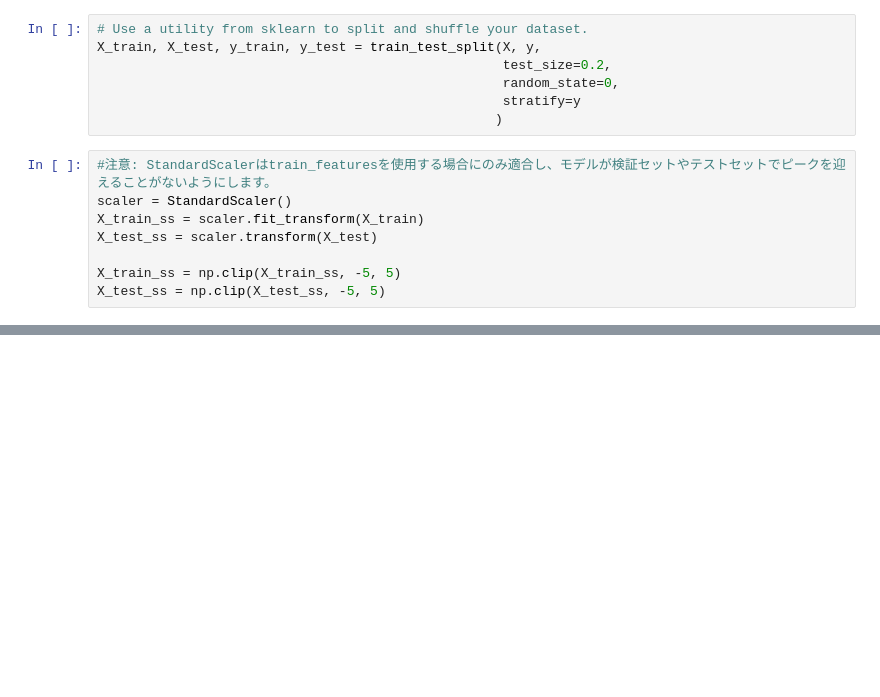
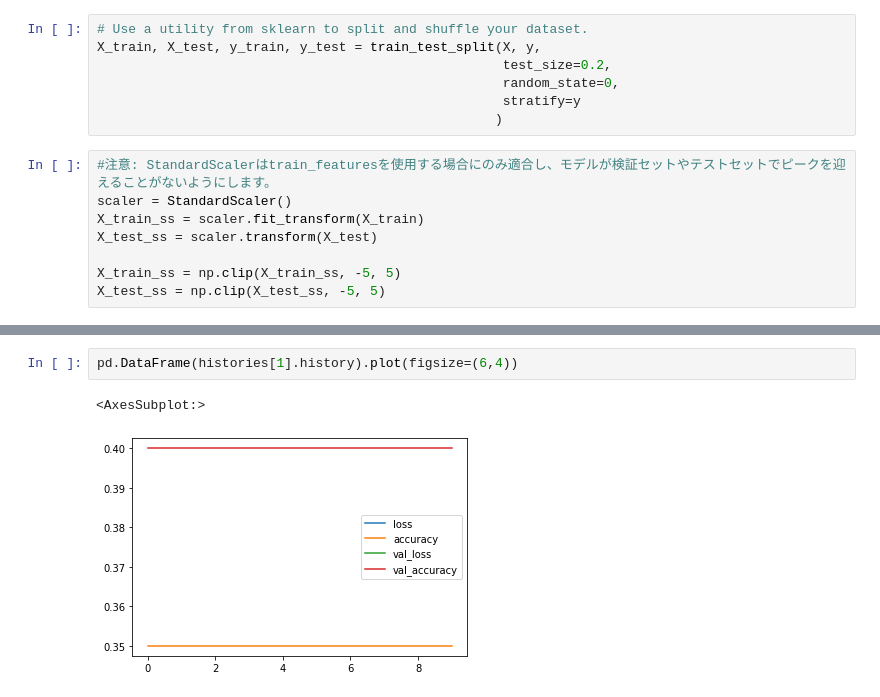
Before and after one commit to mecab-g/MRI, a Jupyter notebook: プロトコール予測/てすと.ipynb, the cells around one changed output, grey strips where cells are left out. Cells and saved outputs as stored; diff of their text form; blank space fills up the shorter version.

```diff
--- a/プロトコール予測/てすと.ipynb
+++ b/プロトコール予測/てすと.ipynb
@@ -524,0 +368,5 @@ test_loss, test_acc = model.evaluate(X_test,  y_test, verbose=2)
+# %%
+pd.DataFrame(histories[1].history).plot(figsize=(6,4))
+# %% [output]
+<AxesSubplot:>
+[figure, added]
```
Also changed, not shown: parts of 50 cells of this notebook, 1 other file.
